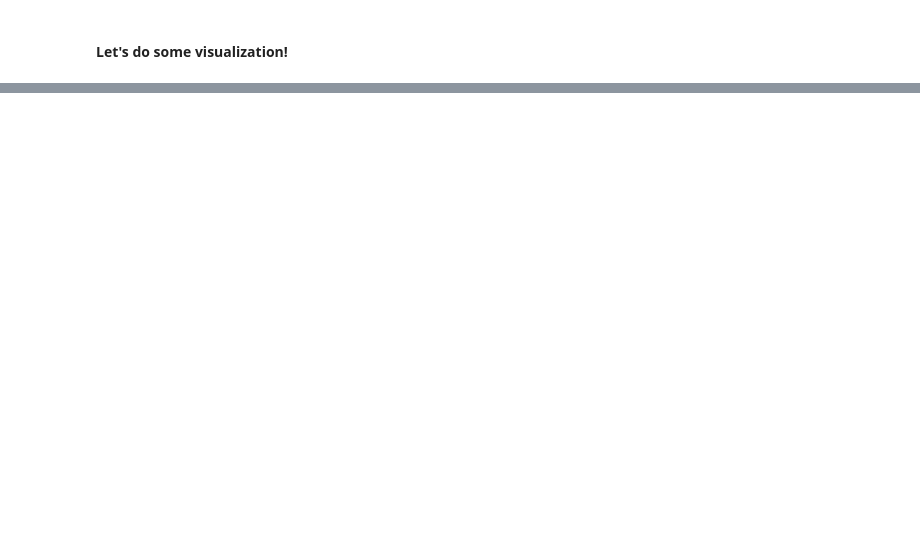
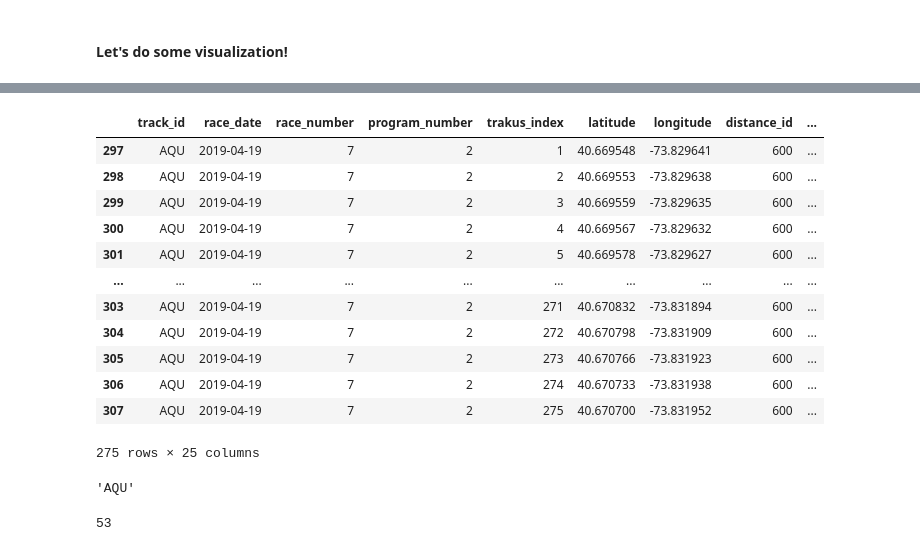
Before and after one commit to santiagoras/big-data-derby-kaggle, a Jupyter notebook: notebooks/sainth/eda.ipynb, the cells around one changed output, grey strips where cells are left out. Cells and saved outputs as stored; diff of their text form; code cells hidden in the pictures; blank space fills up the shorter version.

Commit message:
last step up@

```diff
--- a/notebooks/sainth/eda.ipynb
+++ b/notebooks/sainth/eda.ipynb
@@ -182,0 +262,31 @@ plt.legend()
+# %%
+manuel_f_df
+# %% [output]
+|  | track_id | race_date | race_number | program_number | trakus_index | latitude | longitude | distance_id | ... |
+| 297 | AQU | 2019-04-19 | 7 | 2 | 1 | 40.669548 | -73.829641 | 600 | ... |
+| 298 | AQU | 2019-04-19 | 7 | 2 | 2 | 40.669553 | -73.829638 | 600 | ... |
+| 299 | AQU | 2019-04-19 | 7 | 2 | 3 | 40.669559 | -73.829635 | 600 | ... |
+| 300 | AQU | 2019-04-19 | 7 | 2 | 4 | 40.669567 | -73.829632 | 600 | ... |
+| 301 | AQU | 2019-04-19 | 7 | 2 | 5 | 40.669578 | -73.829627 | 600 | ... |
+| ... | ... | ... | ... | ... | ... | ... | ... | ... | ... |
+| 303 | AQU | 2019-04-19 | 7 | 2 | 271 | 40.670832 | -73.831894 | 600 | ... |
+| 304 | AQU | 2019-04-19 | 7 | 2 | 272 | 40.670798 | -73.831909 | 600 | ... |
+| 305 | AQU | 2019-04-19 | 7 | 2 | 273 | 40.670766 | -73.831923 | 600 | ... |
+| 306 | AQU | 2019-04-19 | 7 | 2 | 274 | 40.670733 | -73.831938 | 600 | ... |
+| 307 | AQU | 2019-04-19 | 7 | 2 | 275 | 40.670700 | -73.831952 | 600 | ... |
+275 rows × 25 columns
+# %%
+manuel_f_df.track_id.unique()[0]
+# %% [output]
+'AQU'
+# %%
+import math
+
+furlong_race_distance = manuel_f_df.distance_id.max() / 100
+meters_race_distance = furlong_race_distance * 201.168
+km_runup = manuel_f_df.run_up_distance.max() * 0.0003048
+tix=manuel_f_df[manuel_f_df.distance_covered<=km_runup].trakus_index.max() + 1
+trakus_index_step= math.ceil((manuel_f_df.trakus_index.max() - tix) / 5)
+trakus_index_step
+# %% [output]
+53
```
Also changed, not shown: parts of 14 cells of this notebook.
